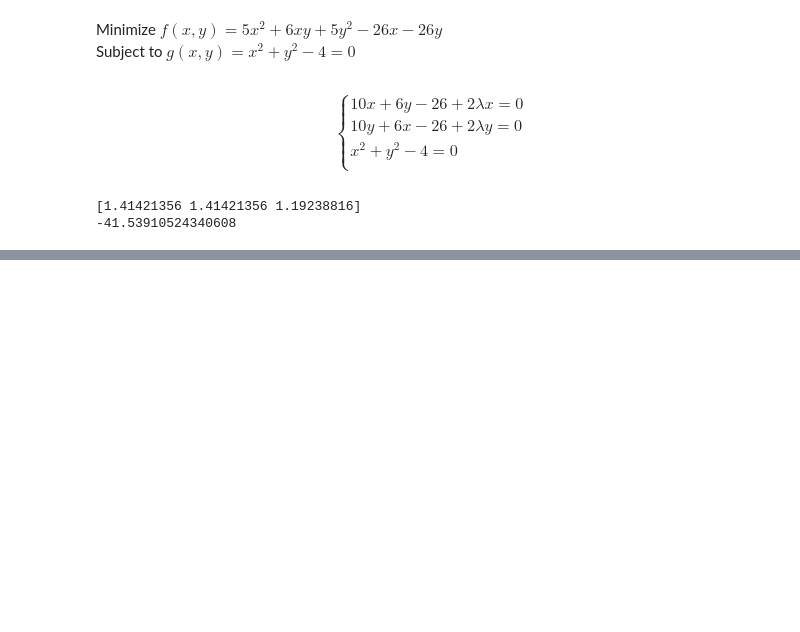
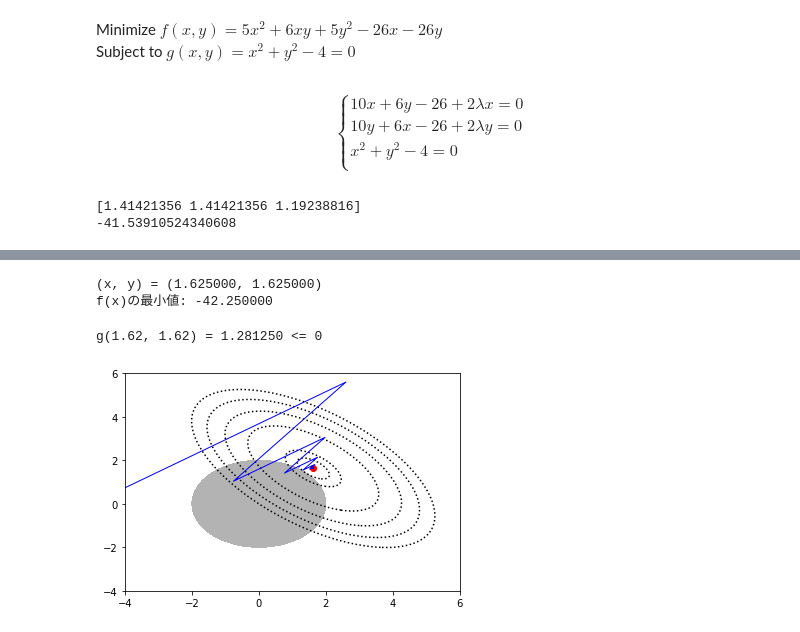
Before and after one commit to predora005/machine-learning-playground, a Jupyter notebook: 01.essence_of_machine_learning/04-08.mathematical_adaptation.ipynb, the cells around one changed output, grey strips where cells are left out. Drawn from its saved outputs; the diff is of its cells as text; code cells hidden in the pictures; blank space fills up the shorter version.

```diff
--- a/01.essence_of_machine_learning/04-08.mathematical_adaptation.ipynb
+++ b/01.essence_of_machine_learning/04-08.mathematical_adaptation.ipynb
@@ -471,0 +574,46 @@ plt.show()
+# %%
+# L=0の条件のもと、勾配降下法でf(x)の最小値を求める
+algo = GradientDescent(f, df, alpha=0.1)
+initial = np.array([-5, 0])
+algo.solve(initial)
+x, y= algo.x_
+print("(x, y) = ({0:f}, {1:f})".format(x, y))
+print("f(x)の最小値: {0:f}".format(algo.opt_))
+# %% [output]
+(x, y) = (1.625000, 1.625000)
+f(x)の最小値: -42.250000
+# %%
+min_g = g([x, y])
+print("g({0:.2f}, {1:.2f}) = {2:f} <= 0".format(x, y, min_g))
+
+# これは制約条件を満たさない。よって、L>=の条件下で解く。
+# %% [output]
+g(1.62, 1.62) = 1.281250 <= 0
+# %%
+# f(x, y)が最小値となる点をプロット
+plt.plot(x, y, color="r", marker="o")
+
+# 始点と経路の描画
+path_x = algo.path_[:, 0]
+path_y = algo.path_[:, 1]
+plt.scatter(initial[0], initial[1], color="k", marker="o")
+plt.plot(path_x, path_y, color="b", linewidth=1)
+
+# 等高線の描画
+xs = np.linspace(-3, 6, 100)
+ys = np.linspace(-3, 6, 100)
+xmesh, ymesh = np.meshgrid(xs, ys)
+
+fx = f([xmesh, ymesh])
+gx = g([xmesh, ymesh])
+
+levels_f = [-41.5, -40, -30, -20, -10, 0]
+levels_g = [-15, 0]
+
+plt.xlim(-4, 6)
+plt.ylim(-4, 6)
+plt.contour(xmesh, ymesh, fx, levels=levels_f, colors="k", linestyles="dotted")
+plt.contourf(xmesh, ymesh, gx, levels=levels_g, colors="0.7", linestyles="--")
+plt.show()
+# %% [output]
+[figure, added]
```
Also changed, not shown: parts of 13 cells of this notebook.
